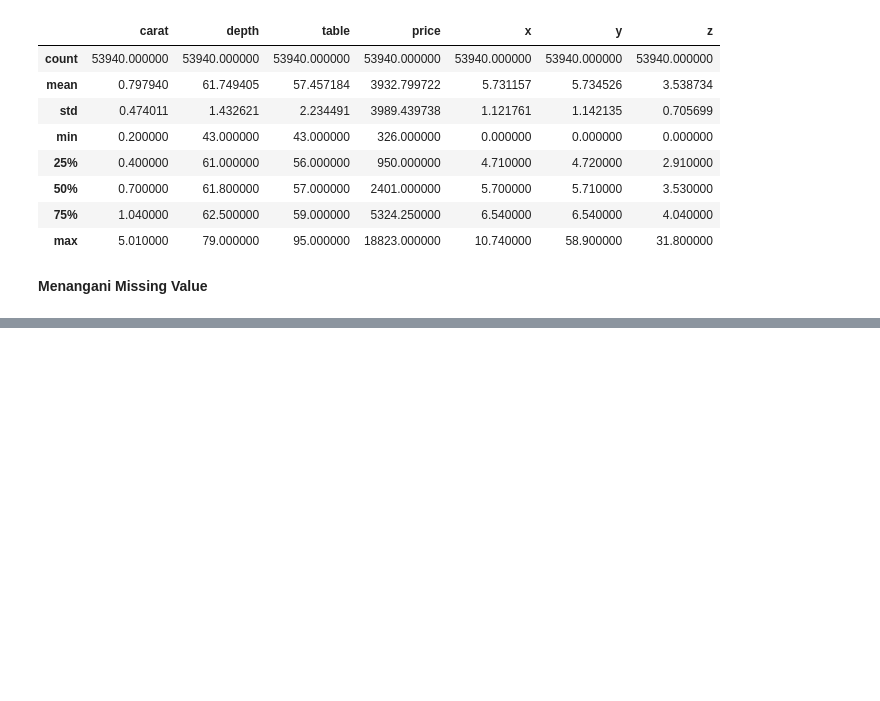
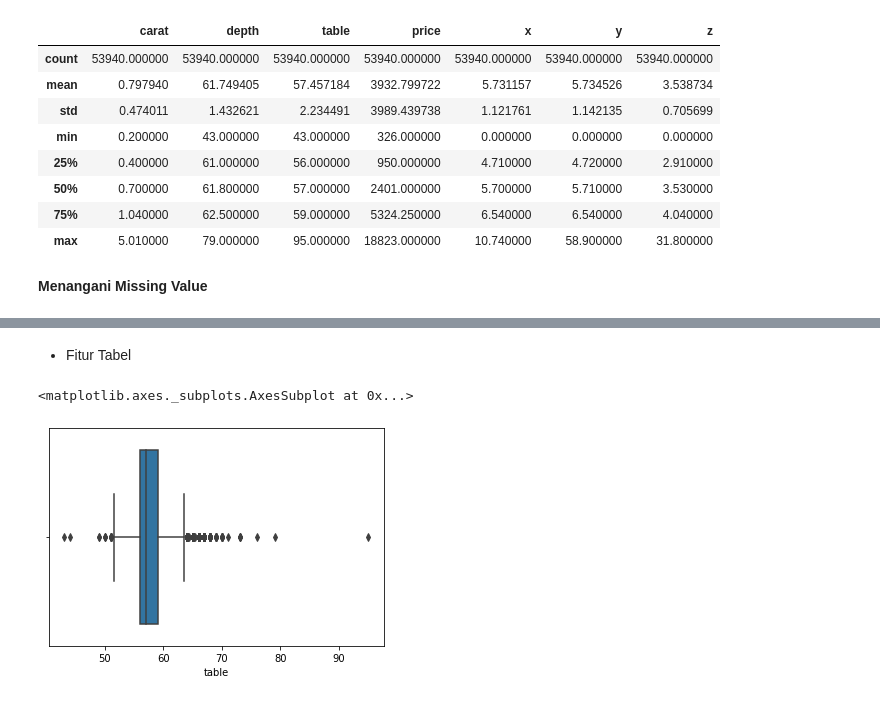
Before and after one commit to TutiAmalia/Klasifikasi-Gambar-, a Jupyter notebook: PredictiveAnalytic.ipynb, the cells around one changed output, grey strips where cells are left out. Cells and saved outputs as stored; diff of their text form; code cells hidden in the pictures; blank space fills up the shorter version.

```diff
--- a/PredictiveAnalytic.ipynb
+++ b/PredictiveAnalytic.ipynb
@@ -72,0 +136,7 @@ diamonds.describe()
+# %% [markdown]
+- Fitur Tabel
+# %%
+sns.boxplot(x=diamonds['table'])
+# %% [output]
+<matplotlib.axes._subplots.AxesSubplot at 0x...>
+[figure, added]
```
Also changed, not shown: parts of 28 cells of this notebook.
